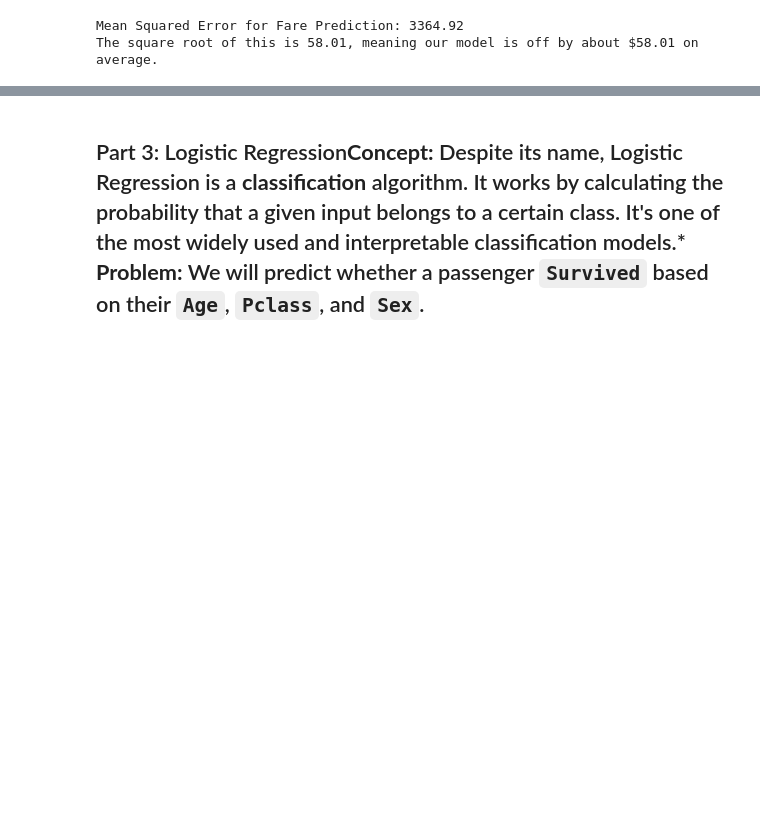
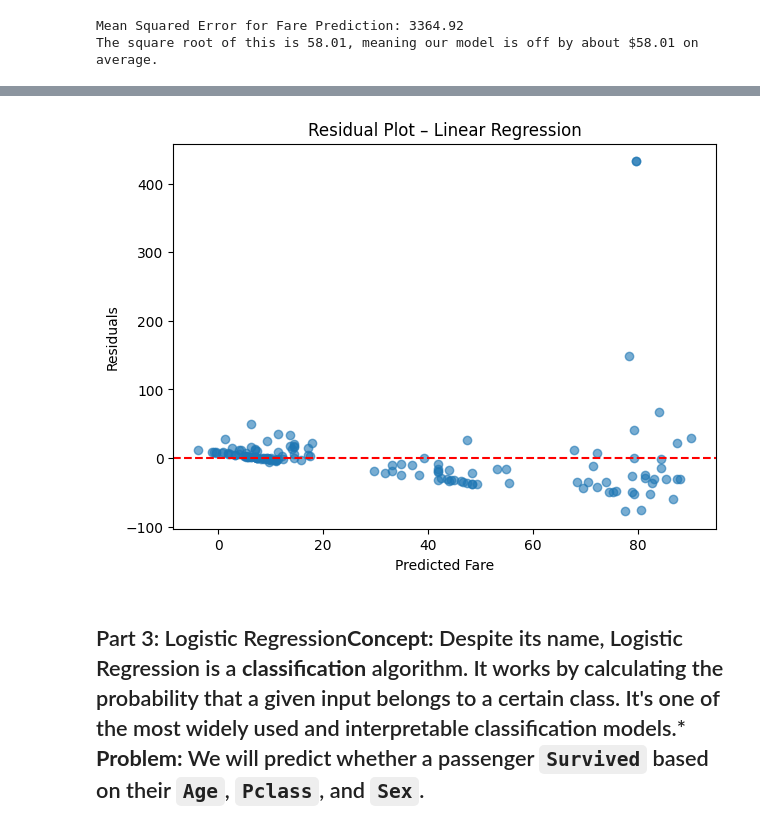
Before and after one commit to imrhuskhn12-alt/ITAI_ML_FirstRepo_ImranKhan, a Jupyter notebook: Module_06_Lab_Regression_and_Classification.ipynb, the cells around one changed output, grey strips where cells are left out. Drawn from its saved outputs; the diff is of its cells as text; code cells hidden in the pictures; blank space fills up the shorter version.

```diff
--- a/Module_06_Lab_Regression_and_Classification.ipynb
+++ b/Module_06_Lab_Regression_and_Classification.ipynb
@@ -45,3 +57,15 @@ The square root of this is 58.01, meaning our model is off by about $58.01 on av
+# %%
+residuals = y_test_reg - y_pred_reg
+
+plt.figure(figsize=(7,5))
+plt.scatter(y_pred_reg, residuals, alpha=0.6)
+plt.axhline(0, color='red', linestyle='--')
+plt.xlabel("Predicted Fare")
+plt.ylabel("Residuals")
+plt.title("Residual Plot – Linear Regression")
+plt.show()
+# %% [output]
+[figure, added]
 # %% [markdown]
 ## Part 3: Logistic Regression**Concept:** Despite its name, Logistic Regression is a **classification** algorithm. It works by calculating the probability that a given input belongs to a certain class. It's one of the most widely used and interpretable classification models.*   **Problem:** We will predict whether a passenger `Survived` based on their `Age`, `Pclass`, and `Sex`.
 # %%
```
Also changed, not shown: parts of 5 cells of this notebook.
